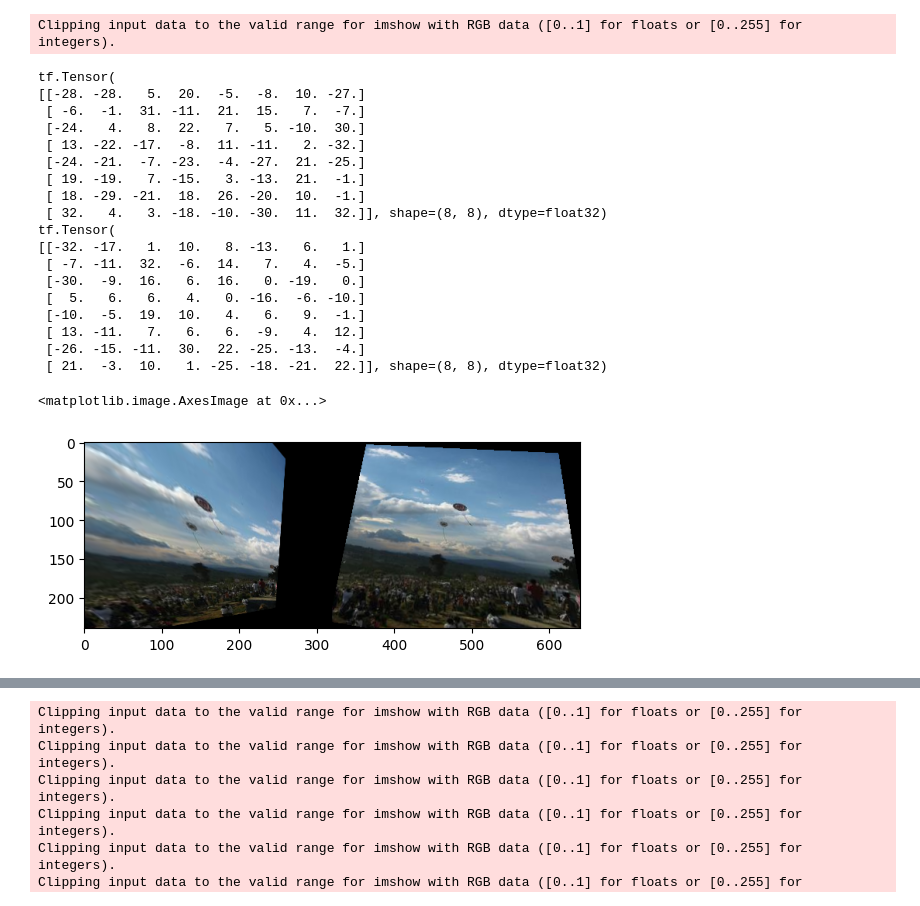
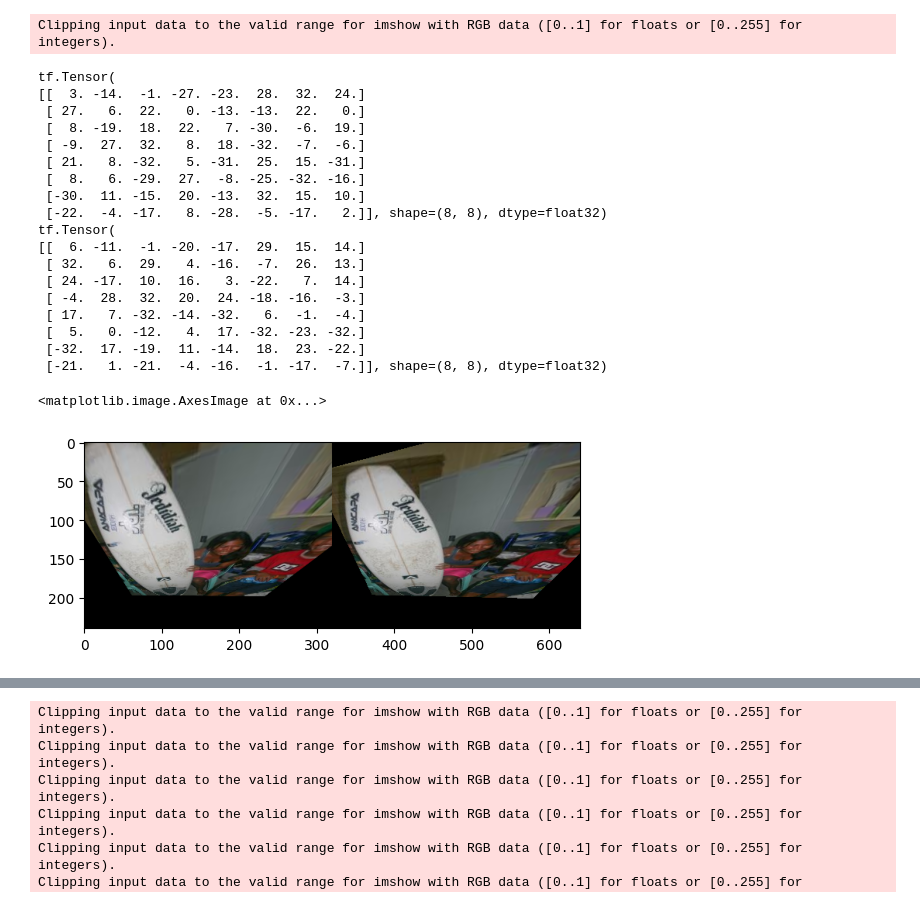
Before and after one commit to liuji1031/homography_net, a Jupyter notebook: train_unsupervised_v2.ipynb, the cells around one changed output, grey strips where cells are left out. Drawn from its saved outputs; the diff is of its cells as text; code cells hidden in the pictures.

```diff
--- a/train_unsupervised_v2.ipynb
+++ b/train_unsupervised_v2.ipynb
@@ -199,8 +185,9 @@ class FullModel(keras.Model):
         data_in, data_out = data
         with tf.GradientTape() as tape:
             model_out = self(data_in, training=True)
-            loss = keras.losses.mean_absolute_error(y_true=data_out[0],
-                                                    y_pred=model_out[0])
+            loss = tf.reduce_mean(keras.losses.mean_absolute_error(
+                                                    y_true=data_out[0],
+                                                    y_pred=model_out[0]))
 
         grads = tape.gradient(loss, self.trainable_variables)
 
@@ -253,7 +240,8 @@ full_model.summary()
 full_model.load_weights("./chkpt_weight/checkpoint_mdl_unsupervised")
 
 # compile model
-full_model.compile( optimizer=keras.optimizers.Adam(learning_rate=1e-3))
+full_model.compile(optimizer=keras.optimizers.Adam(learning_rate=4e-5,clipvalue=0.01),
+                   run_eagerly=True)
 # %% [output]
 new init
 checking nan
@@ -275,38 +263,38 @@ ________________________________________________________________________________
 # %%
 import numpy as np
 # try calling the full model with sample input
 sample_model_output = full_model(sample_input)
 assert(sample_model_output[0].shape==sample_input[2].shape)
 print(sample_output[-1])
 print(tf.round(sample_model_output[1]))
 
 import matplotlib.pyplot as plt
-plt.imshow(np.hstack( ((sample_output[0][0,:,:,:]).numpy(),
-                      (sample_model_output[0][0,:,:,:]).numpy())
+plt.imshow(np.hstack( ((sample_output[0][2,:,:,:]).numpy(),
+                      (sample_model_output[0][2,:,:,:]).numpy())
             )
            )
 # %% [output]
 Clipping input data to the valid range for imshow with RGB data ([0..1] for floats or [0..255] for integers).
 tf.Tensor(
-[[-28. -28.   5.  20.  -5.  -8.  10. -27.]
- [ -6.  -1.  31. -11.  21.  15.   7.  -7.]
- [-24.   4.   8.  22.   7.   5. -10.  30.]
- [ 13. -22. -17.  -8.  11. -11.   2. -32.]
- [-24. -21.  -7. -23.  -4. -27.  21. -25.]
- [ 19. -19.   7. -15.   3. -13.  21.  -1.]
- [ 18. -29. -21.  18.  26. -20.  10.  -1.]
- [ 32.   4.   3. -18. -10. -30.  11.  32.]], shape=(8, 8), dtype=float32)
+[[  3. -14.  -1. -27. -23.  28.  32.  24.]
+ [ 27.   6.  22.   0. -13. -13.  22.   0.]
+ [  8. -19.  18.  22.   7. -30.  -6.  19.]
+ [ -9.  27.  32.   8.  18. -32.  -7.  -6.]
+ [ 21.   8. -32.   5. -31.  25.  15. -31.]
+ [  8.   6. -29.  27.  -8. -25. -32. -16.]
+ [-30.  11. -15.  20. -13.  32.  15.  10.]
+ [-22.  -4. -17.   8. -28.  -5. -17.   2.]], shape=(8, 8), dtype=float32)
 tf.Tensor(
-[[-32. -17.   1.  10.   8. -13.   6.   1.]
- [ -7. -11.  32.  -6.  14.   7.   4.  -5.]
- [-30.  -9.  16.   6.  16.   0. -19.   0.]
- [  5.   6.   6.   4.   0. -16.  -6. -10.]
- [-10.  -5.  19.  10.   4.   6.   9.  -1.]
- [ 13. -11.   7.   6.   6.  -9.   4.  12.]
- [-26. -15. -11.  30.  22. -25. -13.  -4.]
- [ 21.  -3.  10.   1. -25. -18. -21.  22.]], shape=(8, 8), dtype=float32)
+[[  6. -11.  -1. -20. -17.  29.  15.  14.]
+ [ 32.   6.  29.   4. -16.  -7.  26.  13.]
+ [ 24. -17.  10.  16.   3. -22.   7.  14.]
+ [ -4.  28.  32.  20.  24. -18. -16.  -3.]
+ [ 17.   7. -32. -14. -32.   6.  -1.  -4.]
+ [  5.   0. -12.   4.  17. -32. -23. -32.]
+ [-32.  17. -19.  11. -14.  18.  23. -22.]
+ [-21.   1. -21.  -4. -16.  -1. -17.  -7.]], shape=(8, 8), dtype=float32)
 <matplotlib.image.AxesImage at 0x...>
-[figure, old version]
+[figure, new version]
 # %%
 import numpy as np
 steps_per_epoch = int(np.floor(5000/batch_size))
```
Also changed, not shown: parts of 6 cells of this notebook.
